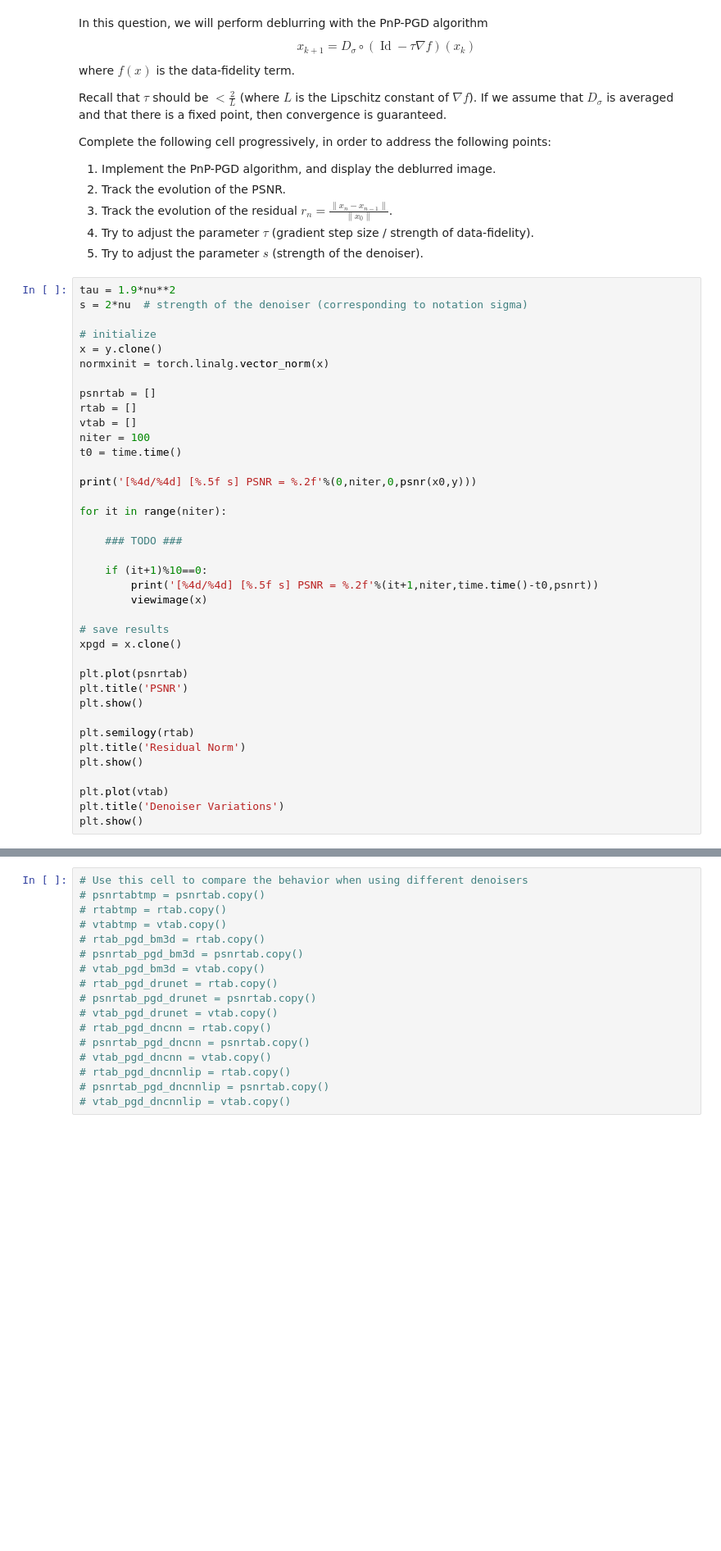
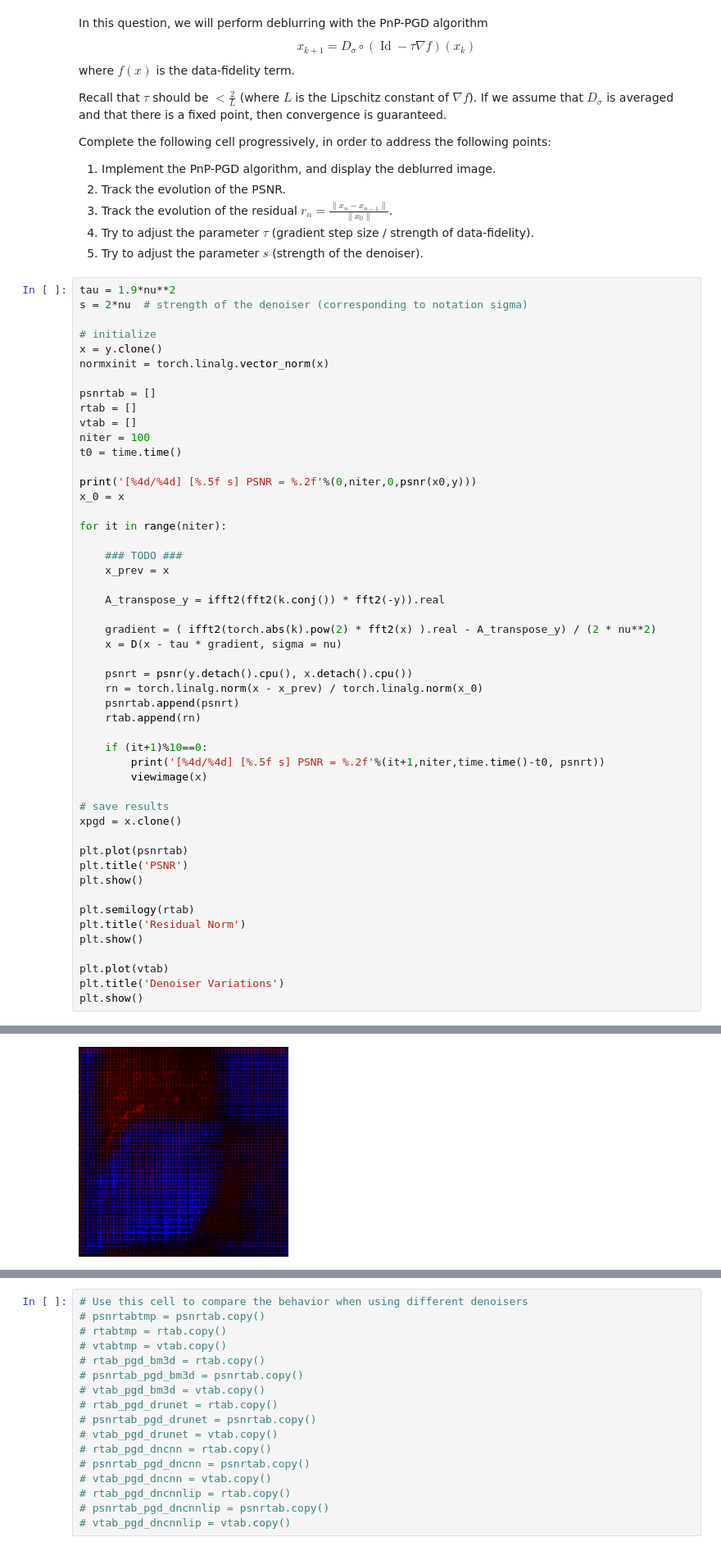
Before and after one commit to KHOUTAIBI/TSIA-TP, a Jupyter notebook: GAN/PnP_denoisers.ipynb, the cells around one changed output, grey strips where cells are left out. Shown at 82% size. Saved outputs shown, nothing was run; the diff lists cells and outputs as text; blank space fills up the shorter version.

```diff
--- a/GAN/PnP_denoisers.ipynb
+++ b/GAN/PnP_denoisers.ipynb
@@ -262,13 +273,25 @@ niter = 100
 t0 = time.time()
 
 print('[%4d/%4d] [%.5f s] PSNR = %.2f'%(0,niter,0,psnr(x0,y)))
+x_0 = x
 
 for it in range(niter):
 
     ### TODO ###
+    x_prev = x
+
+    A_transpose_y = ifft2(fft2(k.conj()) * fft2(-y)).real
+
+    gradient = ( ifft2(torch.abs(k).pow(2) * fft2(x) ).real - A_transpose_y) / (2 * nu**2)
+    x = D(x - tau * gradient, sigma = nu)
+
+    psnrt = psnr(y.detach().cpu(), x.detach().cpu())
+    rn = torch.linalg.norm(x - x_prev) / torch.linalg.norm(x_0)
+    psnrtab.append(psnrt)
+    rtab.append(rn)
 
     if (it+1)%10==0:
-        print('[%4d/%4d] [%.5f s] PSNR = %.2f'%(it+1,niter,time.time()-t0,psnrt))
+        print('[%4d/%4d] [%.5f s] PSNR = %.2f'%(it+1,niter,time.time()-t0, psnrt))
         viewimage(x)
 
 # save results
@@ -285,3 +308,4 @@ plt.show()
 plt.plot(vtab)
 plt.title('Denoiser Variations')
 plt.show()
+# %% [output]
@@ -287,0 +314 @@ plt.show()
+[figure, added]
```
Also changed, not shown: parts of 5 cells of this notebook.
